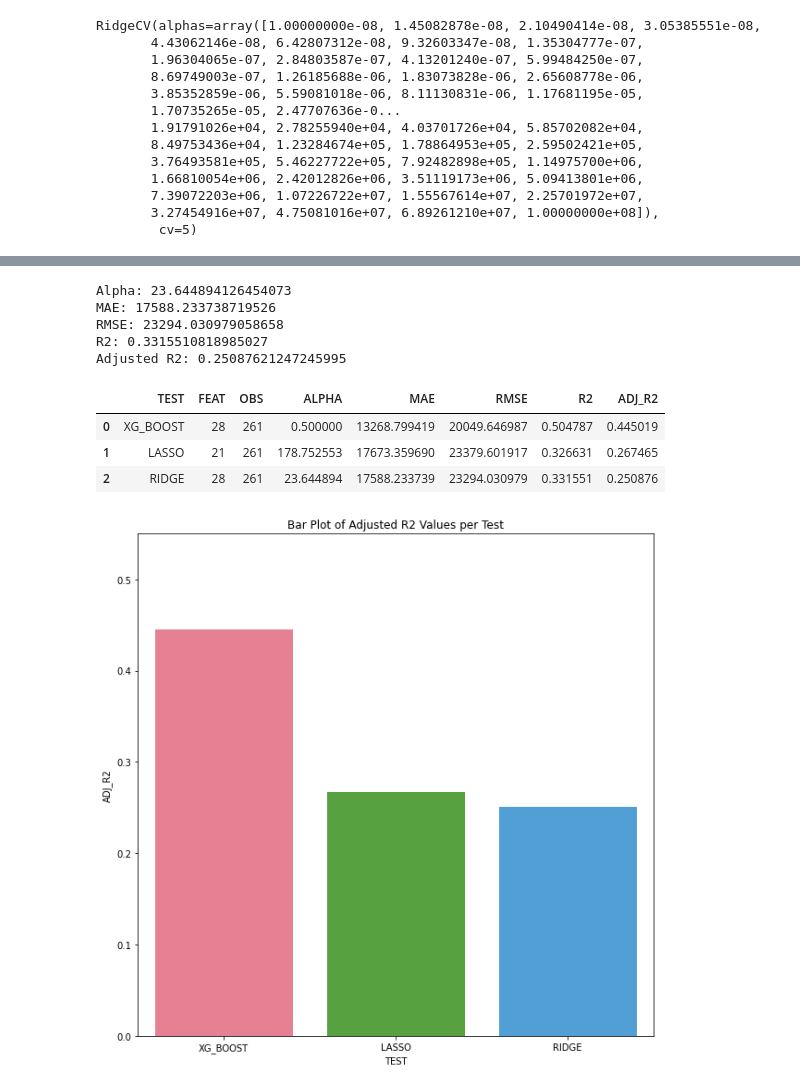
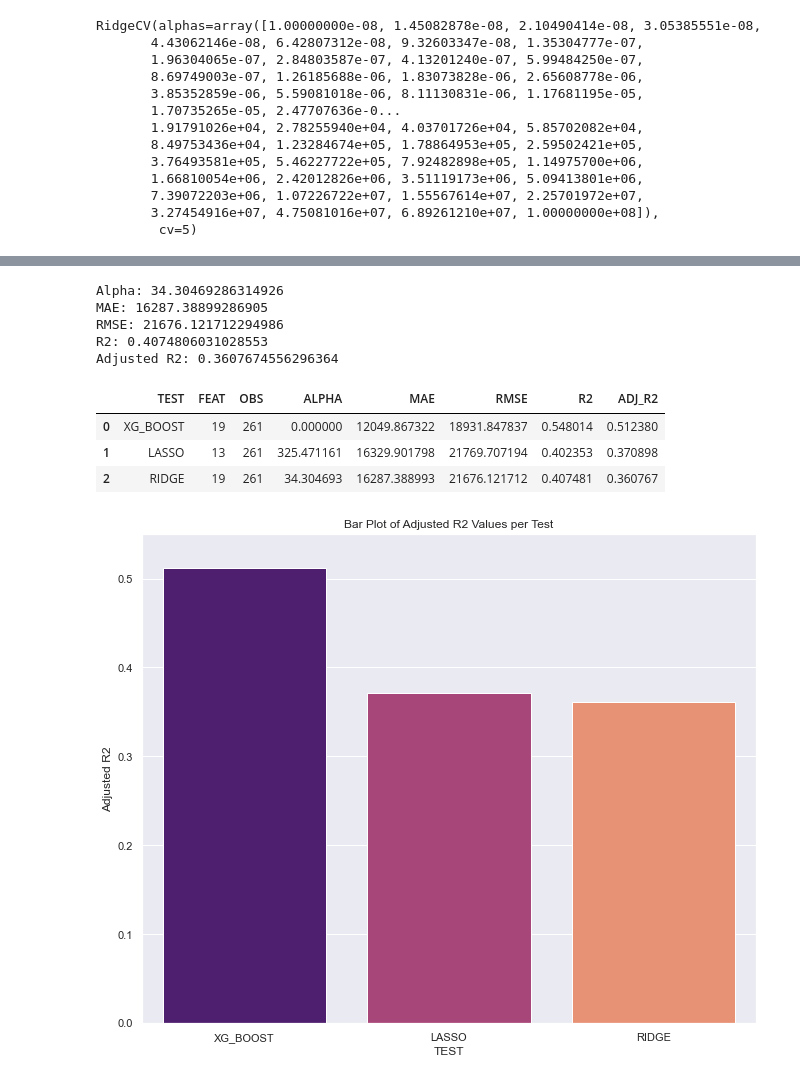
Before and after one commit to CeliaSagas/Data-Coin, a Jupyter notebook: code/4 - Regression.ipynb, the cells around one changed output, grey strips where cells are left out. Cells and saved outputs as stored; diff of their text form; code cells hidden in the pictures.

```diff
--- a/code/4 - Regression.ipynb
+++ b/code/4 - Regression.ipynb
@@ -208,7 +206,7 @@ Revenue_$5 to $10 billion (USD)                1.225824
 dtype: float64
 # %%
 #remove high inflation factors
-high_vif = [ "Interviews"]
+high_vif = []
 X.drop(high_vif, axis=1, inplace=True)
 X.head()
 # %% [output]
@@ -280,6 +277,7 @@ Lowest RMSE:  18365.555036403384
 # %%
 #Train XG Boost Model
-xgbr = xgb.XGBRegressor(verbosity=0, eta=0.05, sub_sample=0.8, n_estimators=200, alpha=0.3)
+xgbr = xgb.XGBRegressor(verbosity=0, eta=0.1, sub_sample=0.55, n_estimators=200,
+                        alpha=0.1)
 xgbr.fit(X_train, y_train)
 
 
@@ -291,22 +289,25 @@ kf_cv_scores = cross_val_score(xgbr, X_train, y_train, cv=kfold )
 y_pred = xgbr.predict(X_val)
 
 #derive mse, score, mae and adjusted r2
-mse = mean_squared_error(y_val, y_pred)
+xgbr_mse = mean_squared_error(y_val, y_pred)
+xgbr_rmse = math.sqrt(xgbr_mse)
+
+
 score = xgbr.score(X_val, y_val)
-xgb_mae = mae(y_val, y_pred)
+xgbr_mae = mae(y_val, y_pred)
 
 #get adjust r2 for the model
 #Adj r2 = 1-(1-R2)*(n-1)/(n-p-1)
-adj_r2 = 1-(1-score) * (261-1)/(261-28-1)
+adj_r2 = 1-(1-score) * (261-1)/(261-19-1)
 
-print("MSE: %.2f" % mse)
-print("RMSE: %.2f" % (mse**(1/2.0)))
-print("MAE Score %.2f" % xgb_mae)
+print("MSE: %.2f" % xgbr_mse)
+print("RMSE: %.2f" % xgbr_rmse)
+print("MAE Score %.2f" % xgbr_mae)
 print("K-fold CV average score: %.2f" % kf_cv_scores.mean())
 print ("R2 Score: %.2f" % score )
 print("Adjusted R2 Score: %.2f" % adj_r2)
 
-results_df.loc[0] = ["XG_BOOST", 28, 261, 0.5, xgb_mae,
-             mse**(1/2.0), score, adj_r2]
+results_df.loc[0] = ["XG_BOOST", 19, 261, 0.0, xgbr_mae,
+             xgbr_rmse, score, adj_r2]
 results_df.head()
 # %% [output]
@@ -425,10 +401,10 @@ print("R2: " + str(lasso_r2))
 #get adjust r2 for the model
 #Adj r2 = 1-(1-R2)*(n-1)/(n-p-1)
 
-lasso_adj_r2 = 1-(1-lasso_r2)*(261-1)/(261-21-1)
+lasso_adj_r2 = 1-(1-lasso_r2)*(261-1)/(261-13-1)
 print("Adjusted R2: " + str(lasso_adj_r2))
 
-results_df.loc[1] = ["LASSO", 21, 261,Glassdoor_Lasso.alpha_, lasso_mae,
+results_df.loc[1] = ["LASSO", 13, 261,Glassdoor_Lasso.alpha_, lasso_mae,
              lasso_rmse, lasso_r2, lasso_adj_r2]
 results_df.head()
 # %% [output]
@@ -517,31 +522,33 @@ print("R2: " + str(ridge_r2))
 #get adjust r2 for the model
 #Adj r2 = 1-(1-R2)*(n-1)/(n-p-1)
 
-ridge_adj_r2 = 1-(1-ridge_r2)*(261-1)/(261-28-1)
+ridge_adj_r2 = 1-(1-ridge_r2)*(261-1)/(261-19-1)
 print("Adjusted R2: " + str(ridge_adj_r2))
 
-results_df.loc[2] = ["RIDGE", 28, 261, Glassdoor_Ridge.alpha_, ridge_mae,
+results_df.loc[2] = ["RIDGE", 19, 261, Glassdoor_Ridge.alpha_, ridge_mae,
              ridge_rmse, ridge_r2, ridge_adj_r2]
 results_df.head()
 # %% [output]
-Alpha: 23.644894126454073
-MAE: 17588.233738719526
-RMSE: 23294.030979058658
-R2: 0.3315510818985027
-Adjusted R2: 0.25087621247245995
+Alpha: 34.30469286314926
+MAE: 16287.38899286905
+RMSE: 21676.121712294986
+R2: 0.4074806031028553
+Adjusted R2: 0.3607674556296364
 |  | TEST | FEAT | OBS | ALPHA | MAE | RMSE | R2 | ADJ_R2 |
-| 0 | XG_BOOST | 28 | 261 | 0.500000 | 13268.799419 | 20049.646987 | 0.504787 | 0.445019 |
-| 1 | LASSO | 21 | 261 | 178.752553 | 17673.359690 | 23379.601917 | 0.326631 | 0.267465 |
-| 2 | RIDGE | 28 | 261 | 23.644894 | 17588.233739 | 23294.030979 | 0.331551 | 0.250876 |
+| 0 | XG_BOOST | 19 | 261 | 0.000000 | 12049.867322 | 18931.847837 | 0.548014 | 0.512380 |
+| 1 | LASSO | 13 | 261 | 325.471161 | 16329.901798 | 21769.707194 | 0.402353 | 0.370898 |
+| 2 | RIDGE | 19 | 261 | 34.304693 | 16287.388993 | 21676.121712 | 0.407481 | 0.360767 |
 # %%
 #bar plot of adjusted R2 per test
 
-ax = sns.barplot(x=results_df.TEST,y=results_df.ADJ_R2, palette = 'husl').set_title("Bar Plot of Adjusted R2 Values per Test")
+ax = sns.barplot(x=results_df.TEST,y=results_df.ADJ_R2, palette = 'magma').set_title("Bar Plot of Adjusted R2 Values per Test")
 plt.ylim(0.0, 0.55)
+plt.ylabel("Adjusted R2")
 fig = ax.get_figure()
-fig.savefig("Bar_Plot_ADJ_R2.png")
+fig.set_size_inches((11, 9), forward=False)
+fig.savefig("Bar_Plot_ADJ_R2.png", dpi=500)
 # %% [output]
-[figure, old version]
+[figure, new version]
 # %%
 #bar plot of RMSE per test
 
```
Also changed, not shown: parts of 44 cells of this notebook, 8 other files.
